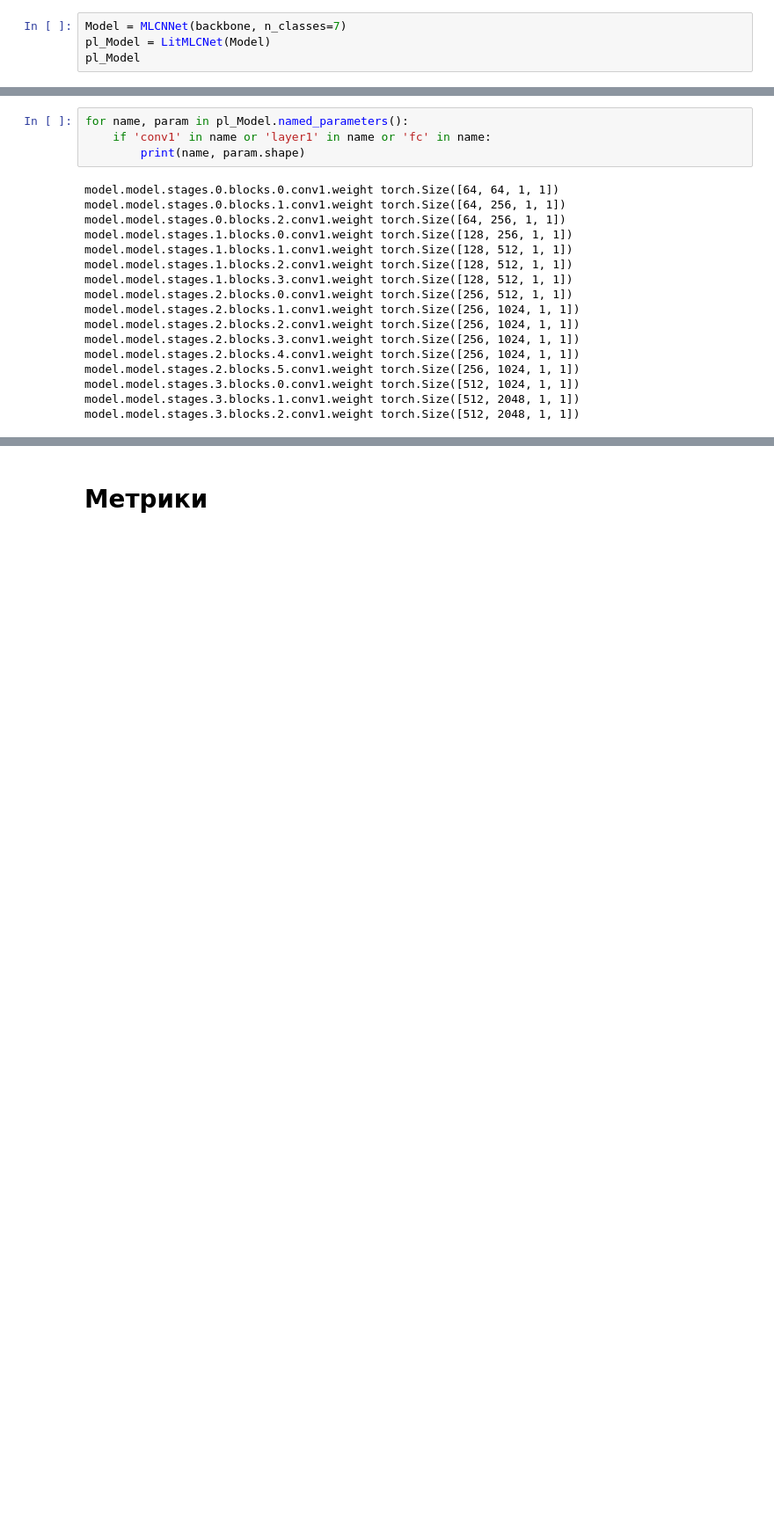
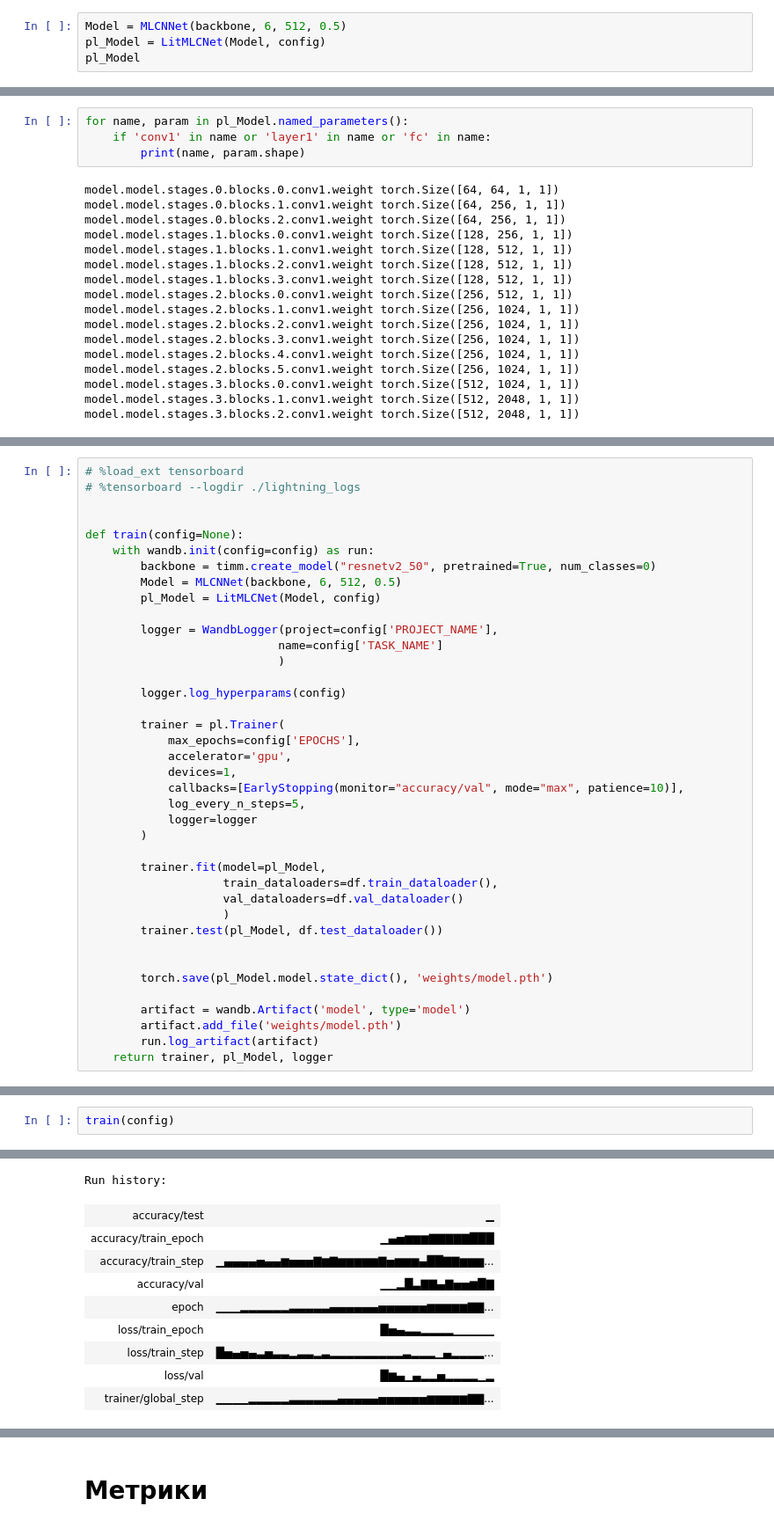
Before and after one commit to Luzinsan/intership, a Jupyter notebook: ex2/EX2_Quality.ipynb, the cells around one changed output, grey strips where cells are left out. Shown at 88% size. Cells and saved outputs as stored; diff of their text form; blank space fills up the shorter version.

```diff
--- a/ex2/EX2_Quality.ipynb
+++ b/ex2/EX2_Quality.ipynb
@@ -642,8 +676,8 @@ ResNetV2(
   )
 )
 # %%
-Model = MLCNNet(backbone, n_classes=7)
-pl_Model = LitMLCNet(Model)
+Model = MLCNNet(backbone, 6, 512, 0.5)
+pl_Model = LitMLCNet(Model, config)
 pl_Model
 # %% [output]
 LitMLCNet(
@@ -733,0 +721,39 @@ Detected KeyboardInterrupt, attempting graceful shutdown...
+# %%
+# %load_ext tensorboard
+# %tensorboard --logdir ./lightning_logs
+
+
+def train(config=None):
+    with wandb.init(config=config) as run:
+        backbone = timm.create_model("resnetv2_50", pretrained=True, num_classes=0)
+        Model = MLCNNet(backbone, 6, 512, 0.5)
+        pl_Model = LitMLCNet(Model, config)
+
+        logger = WandbLogger(project=config['PROJECT_NAME'],
+                            name=config['TASK_NAME']
+                            )
+
+        logger.log_hyperparams(config)
+
+        trainer = pl.Trainer(
+            max_epochs=config['EPOCHS'],
+            accelerator='gpu',
+            devices=1,
+            callbacks=[EarlyStopping(monitor="accuracy/val", mode="max", patience=10)],
+            log_every_n_steps=5,
+            logger=logger
+        )
+
+        trainer.fit(model=pl_Model,
+                    train_dataloaders=df.train_dataloader(),
+                    val_dataloaders=df.val_dataloader()
+                    )
+        trainer.test(pl_Model, df.test_dataloader())
+
+
+        torch.save(pl_Model.model.state_dict(), 'weights/model.pth')
+
+        artifact = wandb.Artifact('model', type='model')
+        artifact.add_file('weights/model.pth')
+        run.log_artifact(artifact)
+    return trainer, pl_Model, logger
@@ -733,0 +837,3 @@ Detected KeyboardInterrupt, attempting graceful shutdown...
+# %%
+train(config)
+# %% [output]
@@ -733,0 +868,10 @@ Detected KeyboardInterrupt, attempting graceful shutdown...
+Run history:
+| accuracy/test | ▁ |
+| accuracy/train_epoch | ▁▄▅▆▆▆▇▇▇▇▇███ |
+| accuracy/train_step | ▁▄▄▄▄▅▄▄▆▅▅▅▇▆▇▆▆▆▆▆▇▅▆▆▆▄██▇▇▆▆▆... |
+| accuracy/val | ▁▁▂█▃▇▇▄▇▅▅▆█▇ |
+| epoch | ▁▁▁▂▂▂▂▂▂▃▃▃▃▃▄▄▄▄▄▄▅▅▅▅▅▅▆▆▆▆▆▇▇... |
+| loss/train_epoch | █▅▄▃▃▂▂▂▂▁▁▁▁▁ |
+| loss/train_step | █▅▄▅▄▃▅▃▃▂▃▃▂▃▂▂▂▂▂▂▂▂▂▃▂▂▂▁▄▂▂▂▂... |
+| loss/val | █▆▄▁▄▂▂▅▂▂▂▂▁▂ |
+| trainer/global_step | ▁▁▁▁▂▂▂▂▂▃▃▃▃▃▃▄▄▄▄▄▅▅▅▅▅▅▆▆▆▆▆▇▇... |
```
Also changed, not shown: parts of 29 cells of this notebook, 3 other files.
